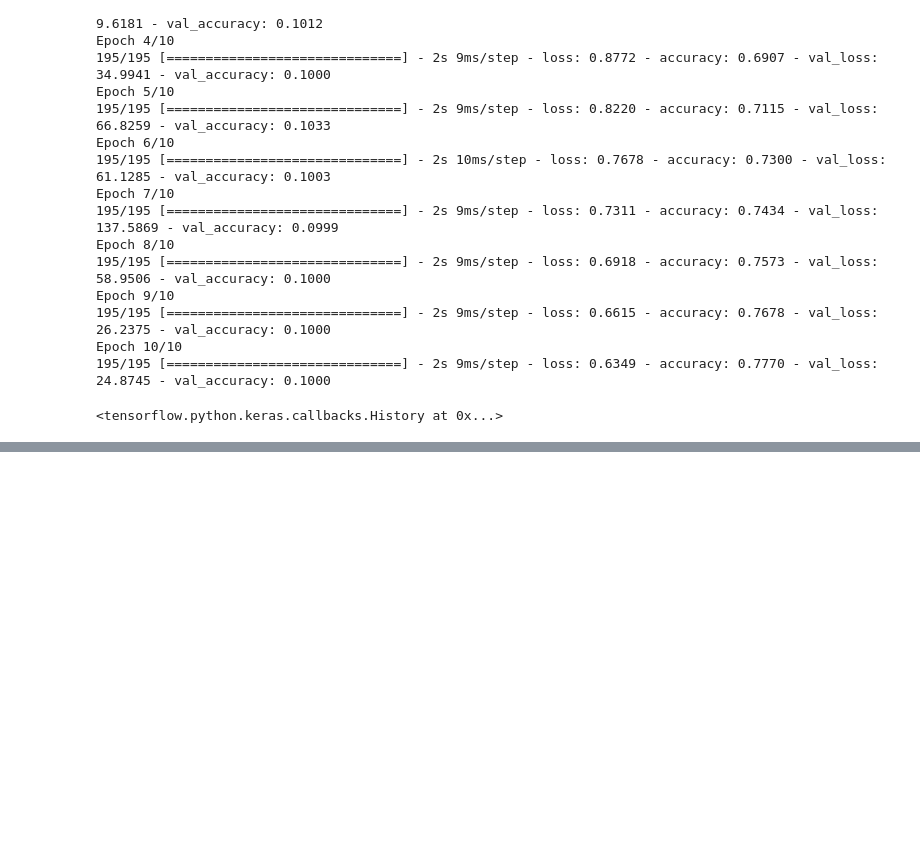
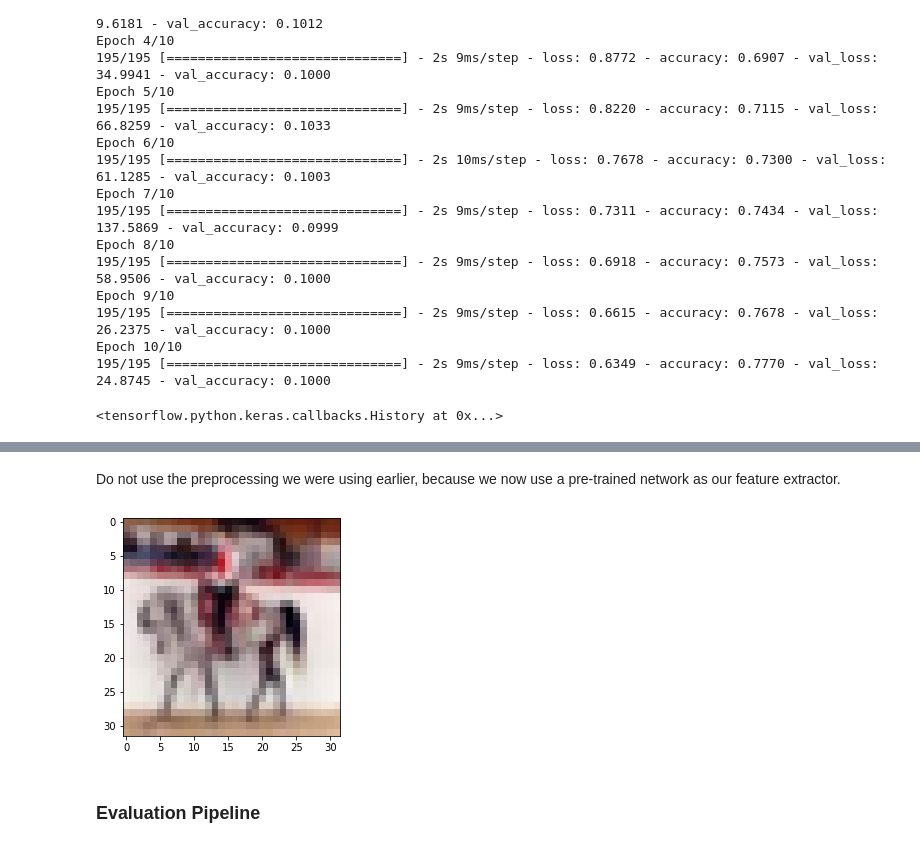
Before and after one commit to katnoria/cifar10-classifiers, a Jupyter notebook: notebooks/tfds-classification-test.ipynb, the cells around one changed output, grey strips where cells are left out. Drawn from its saved outputs; the diff is of its cells as text; code cells hidden in the pictures; blank space fills up the shorter version.

```diff
--- a/notebooks/tfds-classification-test.ipynb
+++ b/notebooks/tfds-classification-test.ipynb
@@ -119,9 +121,9 @@ class FlowersModel(Model):
         self.pool2 = MaxPool2D(3, 2)
         self.conv3 = Conv2D(128, 3, padding='same')
         self.pool3 = MaxPool2D(3, 2)
+        self.gap = GlobalAveragePooling2D()
         self.flatten = Flatten()
         self.dense1 = Dense(128, activation='relu')
-        self.gap = GlobalAveragePooling2D()
         self.dense2 = Dense(NUM_CLASSES)
 
     def call(self, x, training=False):
@@ -145,7 +147,7 @@ class FlowersModel(Model):
         x = self.flatten(x)
         x = self.dense1(x)
         if training:
-            x = tf.nn.dropout(x, rate=0.2)
+            x = tf.nn.dropout(x, rate=0.1)
         out = self.dense2(x)
         return out
 
@@ -188,7 +190,7 @@ model = FlowersModel()
 Create the loss function and optimizer
 # %%
 loss_fn = tf.keras.losses.SparseCategoricalCrossentropy(from_logits=True)
-optimizer = tf.keras.optimizers.Adam(0.01)
+optimizer = tf.keras.optimizers.Adam(0.001)
 # %% [markdown]
 We are going to measure the train and test accuracy of the model
 # %%
@@ -318,0 +352,2 @@ Epoch 10/10
+# %% [markdown]
+Do not use the preprocessing we were using earlier, because we now use a pre-trained network as our feature extractor.
@@ -318,0 +359,9 @@ Epoch 10/10
+# %%
+example = ds_train.take(1)
+# %%
+for images, labels in example:
+    plt.imshow(images)
+# %% [output]
+[figure, added]
+# %% [markdown]
+### Evaluation Pipeline
```
Also changed, not shown: parts of 20 cells of this notebook.
